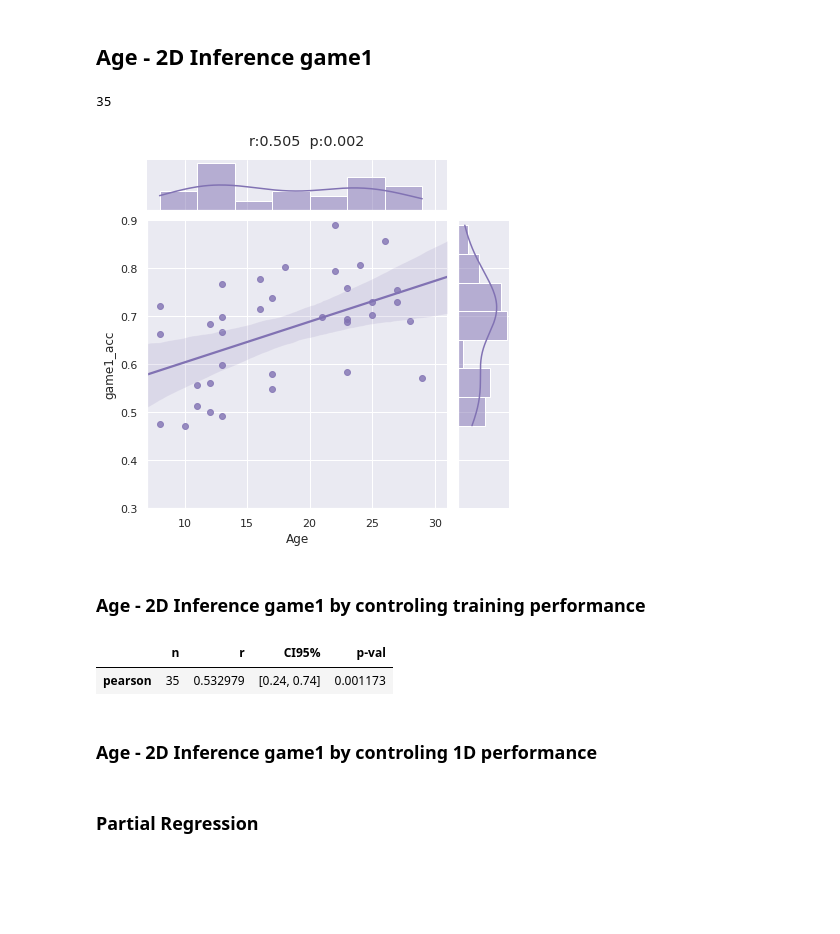
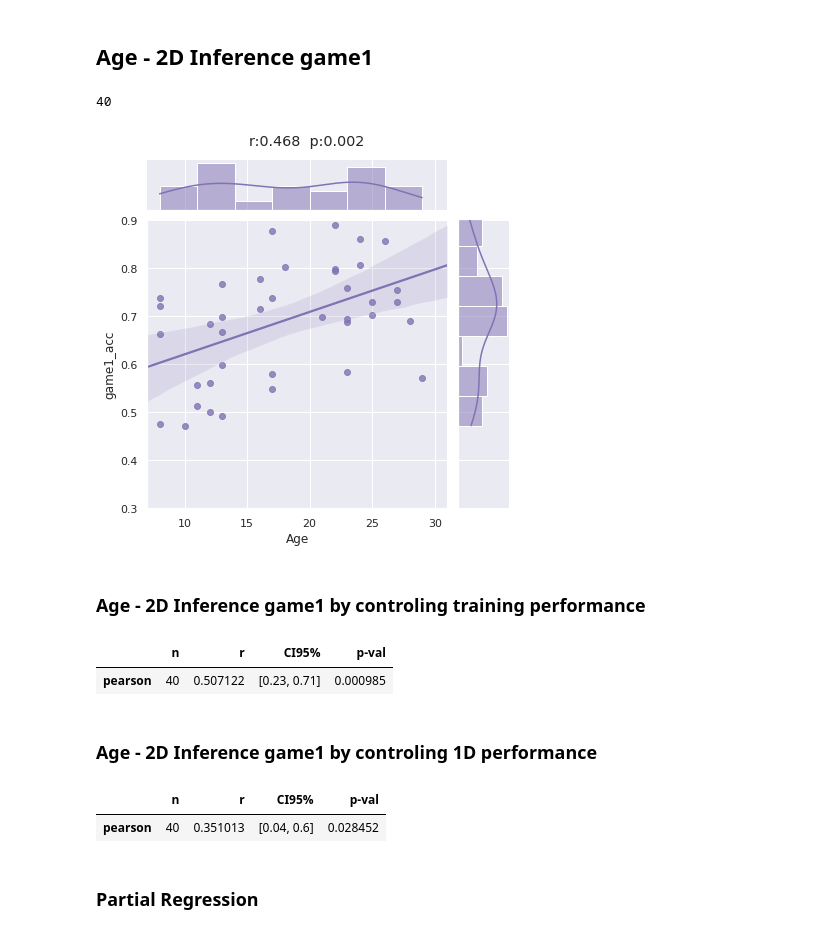
Before and after one commit to YukunQu/DCM, a Jupyter notebook: analysis/behaviour/plot/behavioral_result.ipynb, the cells around one changed output. Saved outputs shown, nothing was run; the diff lists cells and outputs as text; code cells hidden in the pictures; blank space fills up the shorter version.

```diff
--- a/analysis/behaviour/plot/behavioral_result.ipynb
+++ b/analysis/behaviour/plot/behavioral_result.ipynb
@@ -28,7 +28,7 @@ Children number: 9
 # %% [markdown]
 ## Training performance
 # %%
-beha_total_score = r'/mnt/data/Project/DCM/BIDS/participants.tsv'
+beha_total_score = r'/mnt/workdir/DCM/BIDS/participants.tsv'
 data = pd.read_csv(beha_total_score,sep='\t')
 data = data[data['usable']==1]
 data['training_acc'] = (data['train_ap'] + data['train_dp'])/2
@@ -47,6 +47,6 @@ g.fig.subplots_adjust(top=0.92)
 g.fig.suptitle('r:{}  p:{}'.format(r,p))
 
 
-savepath = r'/mnt/data/Project/DCM/BIDS/derivatives/behaviour/result/analysis/age-training.png'
+savepath = r'/mnt/workdir/DCM/BIDS/derivatives/behaviour/result/analysis/age-training.png'
 g.savefig(savepath,bbox_inches='tight',pad_inches=0,dpi=300)
 # %% [output]
@@ -54,7 +54,7 @@ g.savefig(savepath,bbox_inches='tight',pad_inches=0,dpi=300)
 # %% [markdown]
 ## Age - 1D Inference
 # %%
-beha_total_score = r'/mnt/data/Project/DCM/BIDS/participants.tsv'
+beha_total_score = r'//mnt/workdir/DCM/BIDS/participants.tsv'
 data =  pd.read_csv(beha_total_score,sep='\t')
 data = data[data['usable']==1]
 data = data.dropna(subset=['Age','1D_acc'])
@@ -73,6 +73,6 @@ g = sns.jointplot(x="Age", y="1D_acc", data=data,
 g.fig.subplots_adjust(top=0.92)
 g.fig.suptitle('r:{}  p:{}'.format(r,p))
 
-savepath = r'/mnt/data/Project/DCM/BIDS/derivatives/behaviour/result/analysis/age-1Dtask.png'
+savepath = r'/mnt/workdir/DCM/BIDS/derivatives/behaviour/result/analysis/age-1Dtask.png'
 g.savefig(savepath,bbox_inches='tight',pad_inches=0,dpi=300)
 # %% [output]
@@ -81,31 +81,31 @@ g.savefig(savepath,bbox_inches='tight',pad_inches=0,dpi=300)
 # %% [markdown]
 ## Age - 2D Inference game1
 # %%
-beha_total_score = r'/mnt/data/Project/DCM/BIDS/participants.tsv'
+beha_total_score = r'/mnt/workdir/DCM/BIDS/participants.tsv'
 data =  pd.read_csv(beha_total_score,sep='\t')
 data = data[data['usable']==1]
 
 data = data.dropna(subset=['game1_acc','Age'])
 print(len(data))
 res = spearmanr(data['Age'],data['game1_acc'])
 r = round(res[0],3)
 p = round(res[1],3)
 
 # plot
 g = sns.jointplot(x="Age", y="game1_acc", data=data,
                   kind="reg", truncate=False,
                   xlim=(7, 31), ylim=(0.3, 0.9),
                   color="m", height=6)
 
 #move overall title up
 g.fig.subplots_adjust(top=0.92)
 g.fig.suptitle('r:{}  p:{}'.format(r,p))
 
-savepath = r'/mnt/data/Project/DCM/BIDS/derivatives/behaviour/result/analysis/age-2Dgame1.png'
+savepath = r'/mnt/workdir/DCM/BIDS/derivatives/behaviour/result/analysis/age-2Dgame1.png'
 g.savefig(savepath,bbox_inches='tight',pad_inches=0,dpi=300)
 # %% [output]
-35
+40
-[figure, old version]
+[figure, new version]
 # %% [markdown]
 ### Age - 2D Inference game1 by controling training performance
 # %%
@@ -113,14 +113,14 @@ import pingouin as pg
 import pandas
 import statsmodels.api as sm
 
-beha_total_score = r'/mnt/data/Project/DCM/BIDS/participants.tsv'
+beha_total_score = r'/mnt/workdir/DCM/BIDS/participants.tsv'
 data =  pd.read_csv(beha_total_score,sep='\t')
 data = data[data['usable']==1]
 data['training_acc'] = (data['train_ap'] + data['train_dp'])/2
 pg.partial_corr(data=data, x='Age', y='game1_acc', covar='training_acc')
 # %% [output]
 |  | n | r | CI95% | p-val |
-| pearson | 35 | 0.532979 | [0.24, 0.74] | 0.001173 |
+| pearson | 40 | 0.507122 | [0.23, 0.71] | 0.000985 |
 # %% [markdown]
 ### Age - 2D Inference game1 by controling 1D performance
 # %%
@@ -128,11 +128,14 @@ import pingouin as pg
 import pandas
 import statsmodels.api as sm
 
-beha_total_score = r'/mnt/data/Project/DCM/BIDS/participants.tsv'
+beha_total_score = r'/mnt/workdir/DCM/BIDS/participants.tsv'
 data =  pd.read_csv(beha_total_score,sep='\t')
 data = data[data['usable']==1]
 data['training_acc'] = (data['train_ap'] + data['train_dp'])/2
 pg.partial_corr(data=data, x='Age', y='game1_acc', covar='1D_acc')
+# %% [output]
+|  | n | r | CI95% | p-val |
+| pearson | 40 | 0.351013 | [0.04, 0.6] | 0.028452 |
 # %% [markdown]
 ### Partial Regression
 # %%
```
Also changed, not shown: parts of 8 cells of this notebook, 29 other files.
